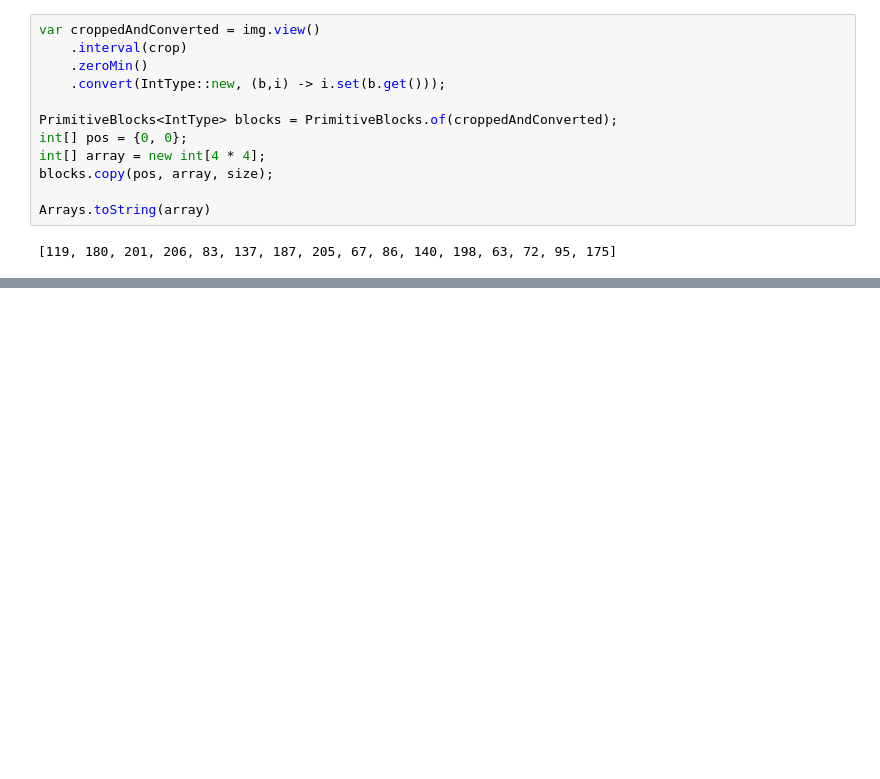
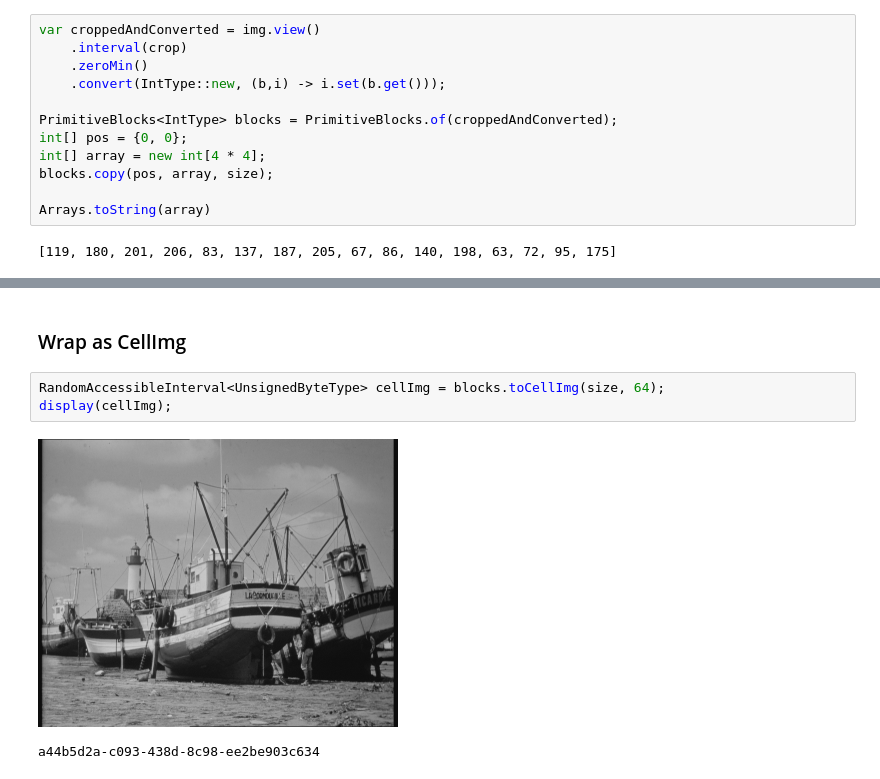
Before and after one commit to saalfeldlab/i2k2024-lazy-workshop, a Jupyter notebook: posts/05-blocks/05-blocks.ipynb, the cells around one changed output, grey strips where cells are left out. Saved outputs shown, nothing was run; the diff lists cells and outputs as text; blank space fills up the shorter version.

```diff
--- a/posts/05-blocks/05-blocks.ipynb
+++ b/posts/05-blocks/05-blocks.ipynb
@@ -101,0 +288,8 @@ Arrays.toString(array)
+# %% [markdown]
+### Wrap as CellImg
+# %%
+RandomAccessibleInterval<UnsignedByteType> cellImg = blocks.toCellImg(size, 64);
+display(cellImg);
+# %% [output]
+[figure, added]
+a44b5d2a-c093-438d-8c98-ee2be903c634
```
Also changed, not shown: parts of 35 cells of this notebook.
